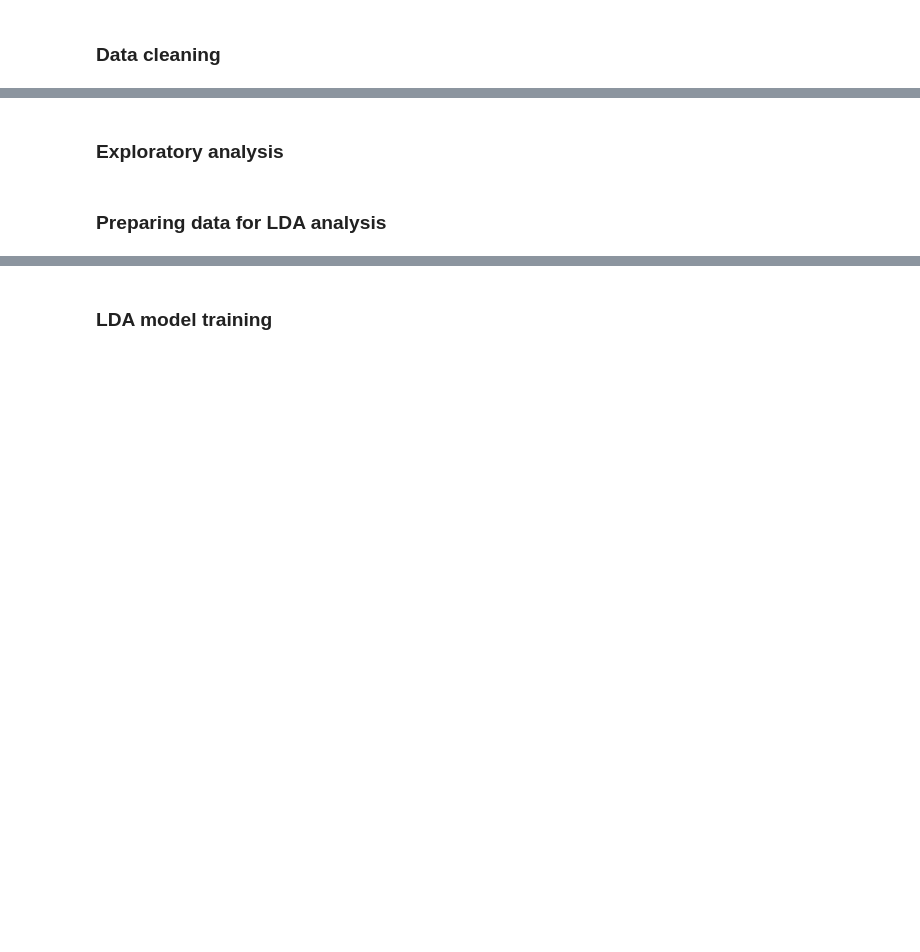
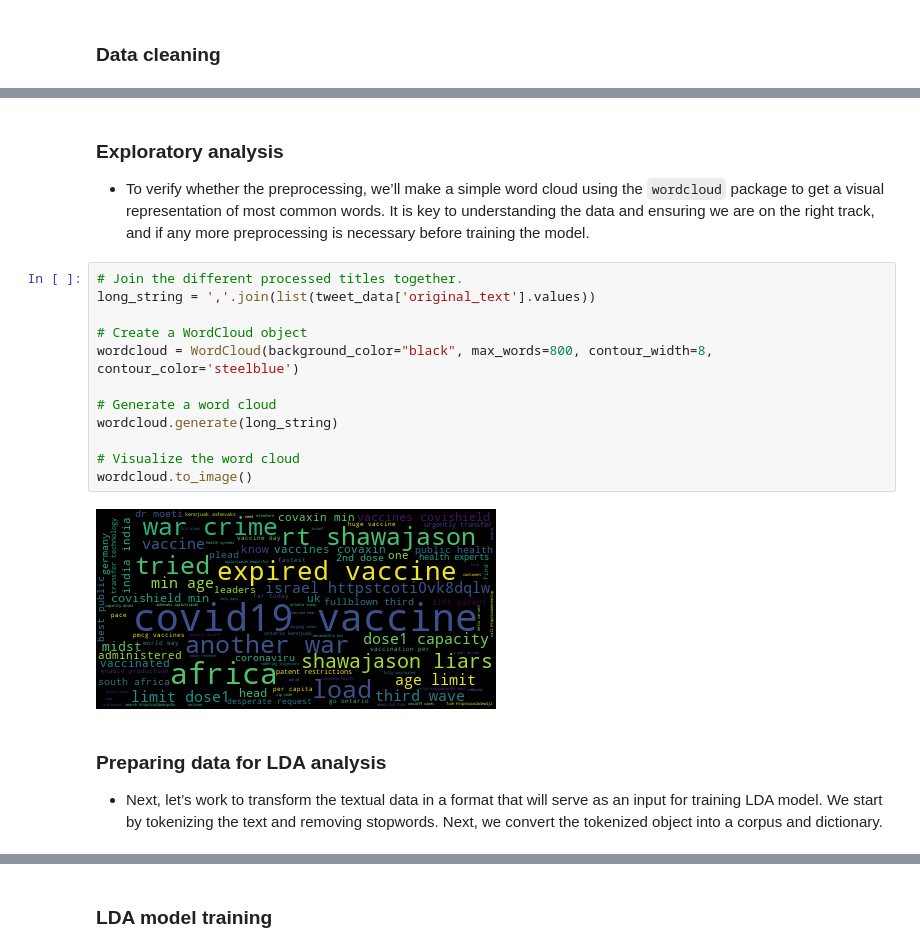
Before and after one commit to Luel-Hagos/10-Academy-Week-0-Task-3, a Jupyter notebook: Task_3_Data _Science_Level_1.ipynb, the cells around one changed output, grey strips where cells are left out. Drawn from its saved outputs; the diff is of its cells as text; blank space fills up the shorter version.

```diff
--- a/Task_3_Data _Science_Level_1.ipynb
+++ b/Task_3_Data _Science_Level_1.ipynb
@@ -64,4 +64,20 @@ tweet_data.head()
 # %% [markdown]
 ### Exploratory analysis
+* To verify whether the preprocessing, we’ll make a simple word cloud using the `wordcloud` package to get a visual representation of most common words. It is key to understanding the data and ensuring we are on the right track, and if any more preprocessing is necessary before training the model.
+# %%
+# Join the different processed titles together.
+long_string = ','.join(list(tweet_data['original_text'].values))
+
+# Create a WordCloud object
+wordcloud = WordCloud(background_color="black", max_words=800, contour_width=8, contour_color='steelblue')
+
+# Generate a word cloud
+wordcloud.generate(long_string)
+
+# Visualize the word cloud
+wordcloud.to_image()
+# %% [output]
+[figure, added]
 # %% [markdown]
 ### Preparing data for LDA analysis
+* Next, let’s work to transform the textual data in a format that will serve as an input for training LDA model. We start by tokenizing the text and removing stopwords. Next, we convert the tokenized object into a corpus and dictionary.
```
Also changed, not shown: parts of 10 cells of this notebook.
